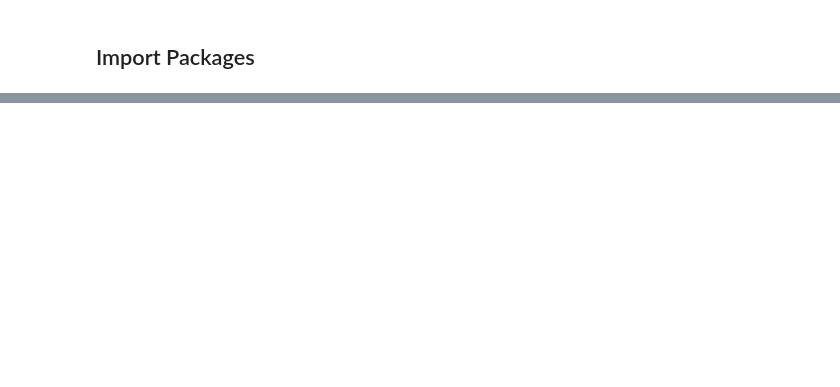
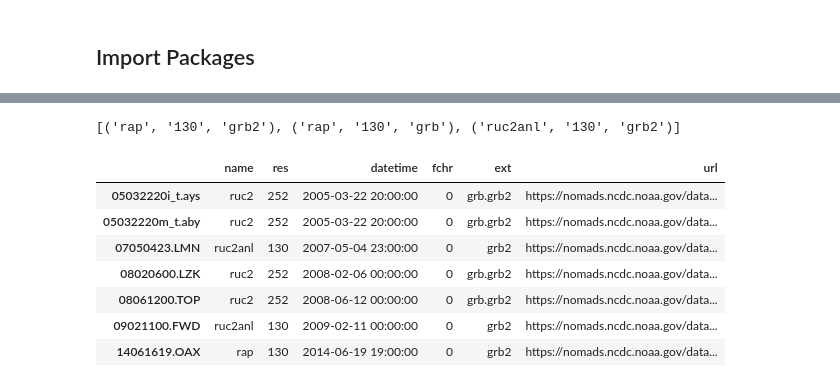
Before and after one commit to q1park/mesocyclones, a Jupyter notebook: sounding_validation.ipynb, the cells around one changed output, grey strips where cells are left out. Cells and saved outputs as stored; diff of their text form; code cells hidden in the pictures; blank space fills up the shorter version.

```diff
--- a/sounding_validation.ipynb
+++ b/sounding_validation.ipynb
@@ -178,0 +43,40 @@ prof = profile.create_profile(profile='default',
+# %%
+model = 'rucanl'
+version = ['rap', 'ruc2anl', 'ruc2']
+res = ['130', '252']
+ext = ['grb2', 'grb']
+
+specs = list(itertools.product(version, res, ext))
+specs = sorted(specs, key=lambda tup: tup[1])
+specs[:3]
+# %% [output]
+[('rap', '130', 'grb2'), ('rap', '130', 'grb'), ('ruc2anl', '130', 'grb2')]
+# %%
+sndmenu = gribmenu()
+
+# for file, row in soundings.iterrows():
+#     getmenu = gribmenu()
+#     getmenu.createmenu(model, soundings.loc[file])
+
+#     for spec in specs:
+#         if spec[0] in getmenu.menu['name'].values and \
+#         spec[1] in getmenu.menu['res'].values and \
+#         spec[2] in getmenu.menu['ext'].values:
+#             getmenu.filtermenu(name=spec[0], res=spec[1], ext=spec[2], fchr=0)
+#             break
+#     if len(getmenu.menu) == 1:
+#         sndmenu.menu.loc[file] = getmenu.menu.loc[0]
+#     else:
+#         print("none found for ", file)
+
+sndmenu.loadmenu(datadir + 'validation.gribmenu')
+sndmenu.menu
+# %% [output]
+|  | name | res | datetime | fchr | ext | url |
+| 05032220i_t.ays | ruc2 | 252 | 2005-03-22 20:00:00 | 0 | grb.grb2 | https://nomads.ncdc.noaa.gov/data... |
+| 05032220m_t.aby | ruc2 | 252 | 2005-03-22 20:00:00 | 0 | grb.grb2 | https://nomads.ncdc.noaa.gov/data... |
+| 07050423.LMN | ruc2anl | 130 | 2007-05-04 23:00:00 | 0 | grb2 | https://nomads.ncdc.noaa.gov/data... |
+| 08020600.LZK | ruc2 | 252 | 2008-02-06 00:00:00 | 0 | grb.grb2 | https://nomads.ncdc.noaa.gov/data... |
+| 08061200.TOP | ruc2 | 252 | 2008-06-12 00:00:00 | 0 | grb.grb2 | https://nomads.ncdc.noaa.gov/data... |
+| 09021100.FWD | ruc2anl | 130 | 2009-02-11 00:00:00 | 0 | grb2 | https://nomads.ncdc.noaa.gov/data... |
+| 14061619.OAX | rap | 130 | 2014-06-19 19:00:00 | 0 | grb2 | https://nomads.ncdc.noaa.gov/data... |
```
Also changed, not shown: parts of 34 cells of this notebook, 9 other files.
